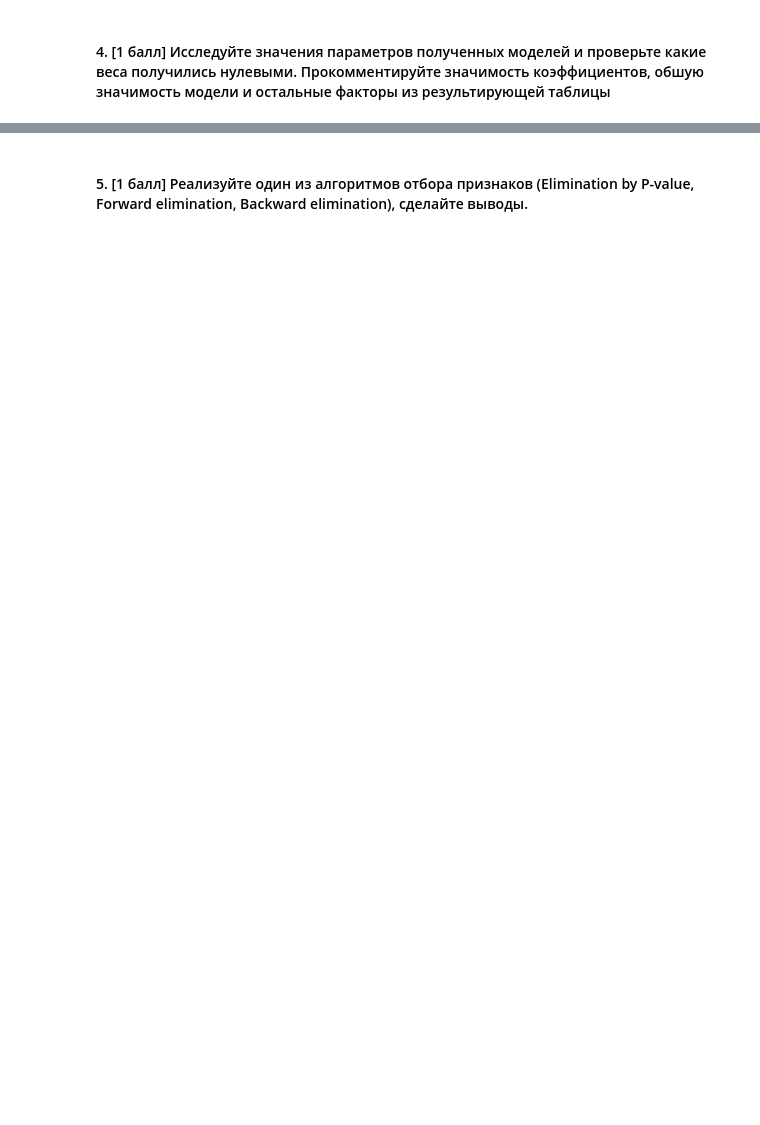
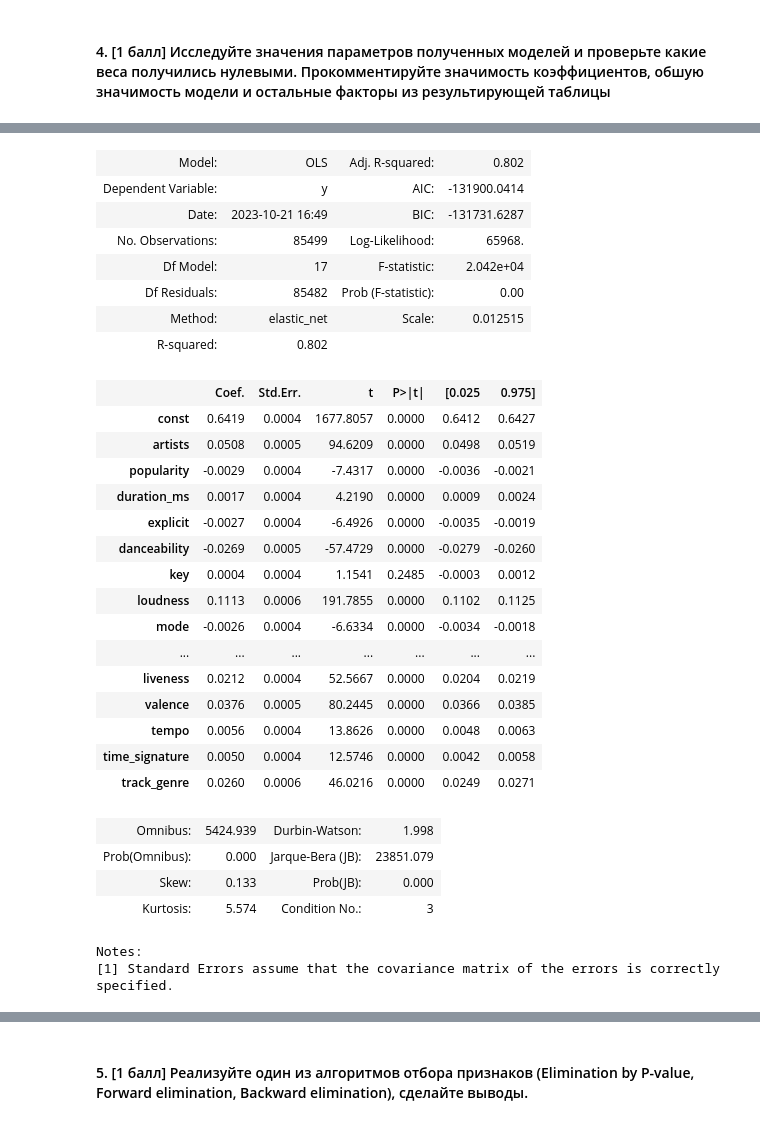
Before and after one commit to ProbablyDead/ml_hse_hw, a Jupyter notebook: hw2/hw2_2023.ipynb, the cells around one changed output, grey strips where cells are left out. Drawn from its saved outputs; the diff is of its cells as text; code cells hidden in the pictures; blank space fills up the shorter version.

```diff
--- a/hw2/hw2_2023.ipynb
+++ b/hw2/hw2_2023.ipynb
@@ -236,0 +263,34 @@ Notes:
+# %%
+# Ridge
+models[1][1].summary2()
+# %% [output]
+| Model: | OLS | Adj. R-squared: | 0.802 |
+| Dependent Variable: | y | AIC: | -131900.0414 |
+| Date: | 2023-10-21 16:49 | BIC: | -131731.6287 |
+| No. Observations: | 85499 | Log-Likelihood: | 65968. |
+| Df Model: | 17 | F-statistic: | 2.042e+04 |
+| Df Residuals: | 85482 | Prob (F-statistic): | 0.00 |
+| Method: | elastic_net | Scale: | 0.012515 |
+| R-squared: | 0.802 |  |  |
+|  | Coef. | Std.Err. | t | P>|t| | [0.025 | 0.975] |
+| const | 0.6419 | 0.0004 | 1677.8057 | 0.0000 | 0.6412 | 0.6427 |
+| artists | 0.0508 | 0.0005 | 94.6209 | 0.0000 | 0.0498 | 0.0519 |
+| popularity | -0.0029 | 0.0004 | -7.4317 | 0.0000 | -0.0036 | -0.0021 |
+| duration_ms | 0.0017 | 0.0004 | 4.2190 | 0.0000 | 0.0009 | 0.0024 |
+| explicit | -0.0027 | 0.0004 | -6.4926 | 0.0000 | -0.0035 | -0.0019 |
+| danceability | -0.0269 | 0.0005 | -57.4729 | 0.0000 | -0.0279 | -0.0260 |
+| key | 0.0004 | 0.0004 | 1.1541 | 0.2485 | -0.0003 | 0.0012 |
+| loudness | 0.1113 | 0.0006 | 191.7855 | 0.0000 | 0.1102 | 0.1125 |
+| mode | -0.0026 | 0.0004 | -6.6334 | 0.0000 | -0.0034 | -0.0018 |
+| ... | ... | ... | ... | ... | ... | ... |
+| liveness | 0.0212 | 0.0004 | 52.5667 | 0.0000 | 0.0204 | 0.0219 |
+| valence | 0.0376 | 0.0005 | 80.2445 | 0.0000 | 0.0366 | 0.0385 |
+| tempo | 0.0056 | 0.0004 | 13.8626 | 0.0000 | 0.0048 | 0.0063 |
+| time_signature | 0.0050 | 0.0004 | 12.5746 | 0.0000 | 0.0042 | 0.0058 |
+| track_genre | 0.0260 | 0.0006 | 46.0216 | 0.0000 | 0.0249 | 0.0271 |
+| Omnibus: | 5424.939 | Durbin-Watson: | 1.998 |
+| Prob(Omnibus): | 0.000 | Jarque-Bera (JB): | 23851.079 |
+| Skew: | 0.133 | Prob(JB): | 0.000 |
+| Kurtosis: | 5.574 | Condition No.: | 3 |
+Notes:
+[1] Standard Errors assume that the covariance matrix of the errors is correctly specified.
```
Also changed, not shown: parts of 20 cells of this notebook, 1 other file.
